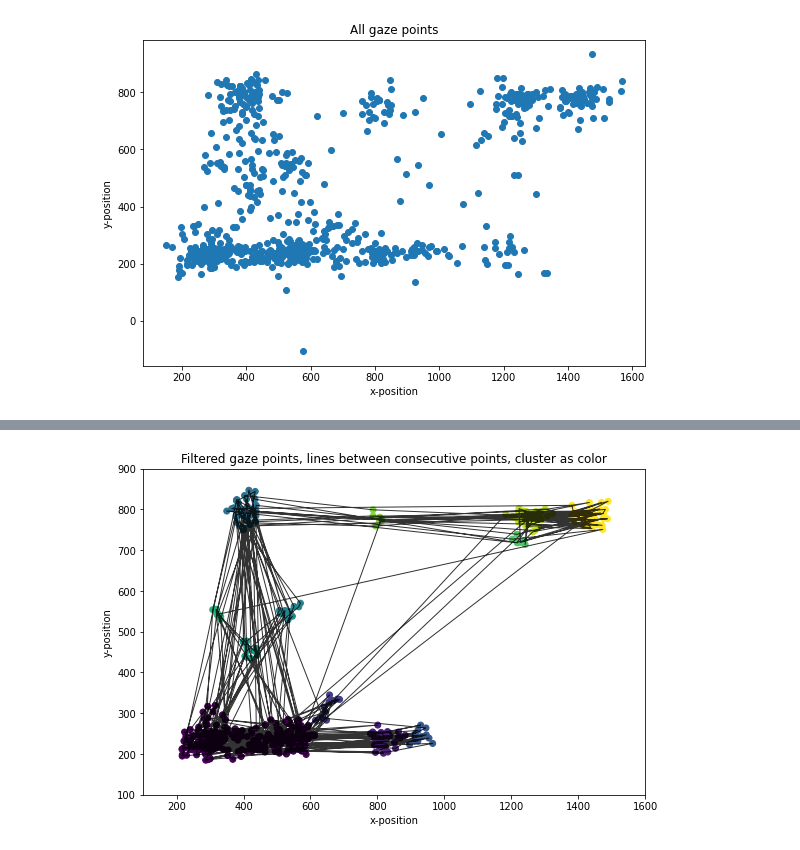
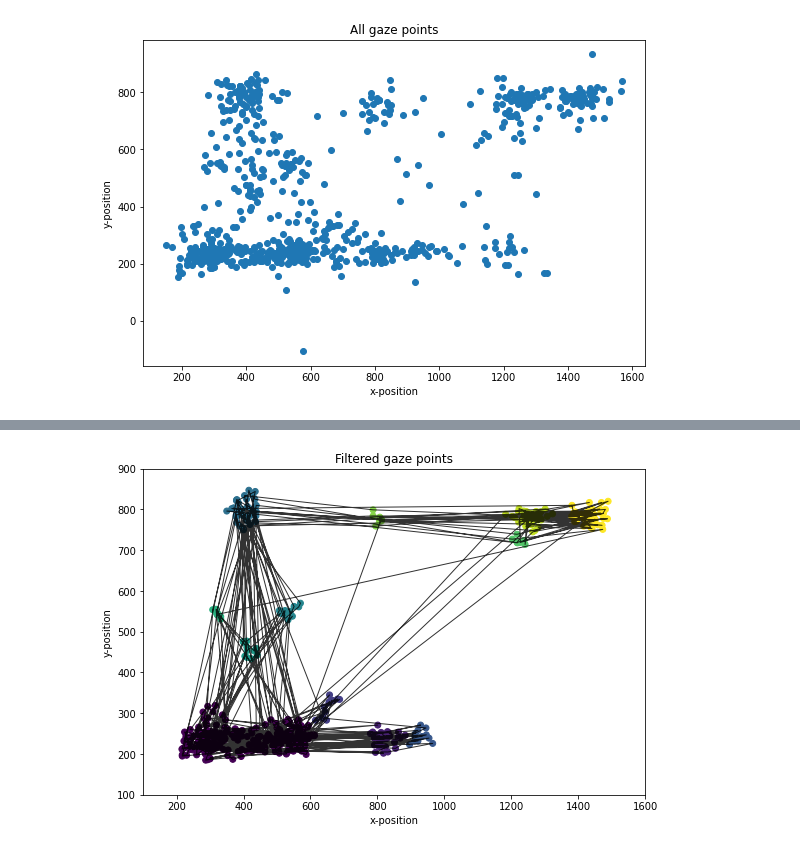
Before and after one commit to mansaronsson/Advanced-Visual-Data-Analysis, a Jupyter notebook: Lab 2/tnm098-lab2.ipynb, the cells around one changed output, grey strips where cells are left out. Cells and saved outputs as stored; diff of their text form; code cells hidden in the pictures.

```diff
--- a/Lab 2/tnm098-lab2.ipynb
+++ b/Lab 2/tnm098-lab2.ipynb
@@ -97,12 +99,12 @@ for i in range(n_samples):
 # %%
 fig, ax = plt.subplots(figsize=(9,6))
 ax.scatter(masked_points[:,0], masked_points[:,1], c=masked_labels)
 ax.plot(masked_points[:,0], masked_points[:,1], linewidth=1, c='black', alpha=0.8)
 plt.xlim(100, 1600)
 plt.ylim(100, 900)
-plt.title('Filtered gaze points, lines between consecutive points, cluster as color')
+plt.title('Filtered gaze points')
 plt.xlabel('x-position')
 plt.ylabel('y-position')
 plt.show()
 # %% [output]
-[figure, old version]
+[figure, new version]
```
Also changed, not shown: parts of 3 cells of this notebook.
